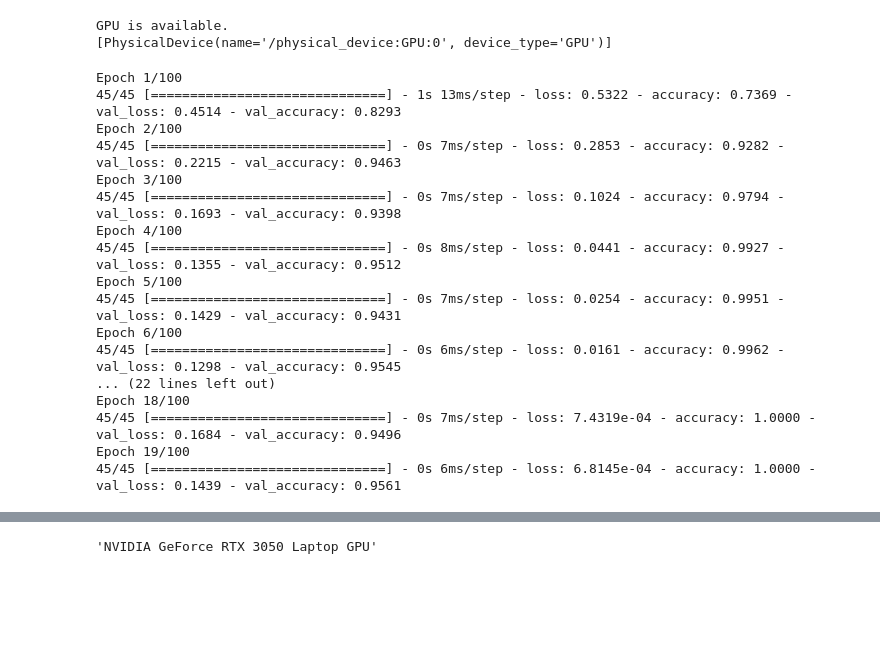
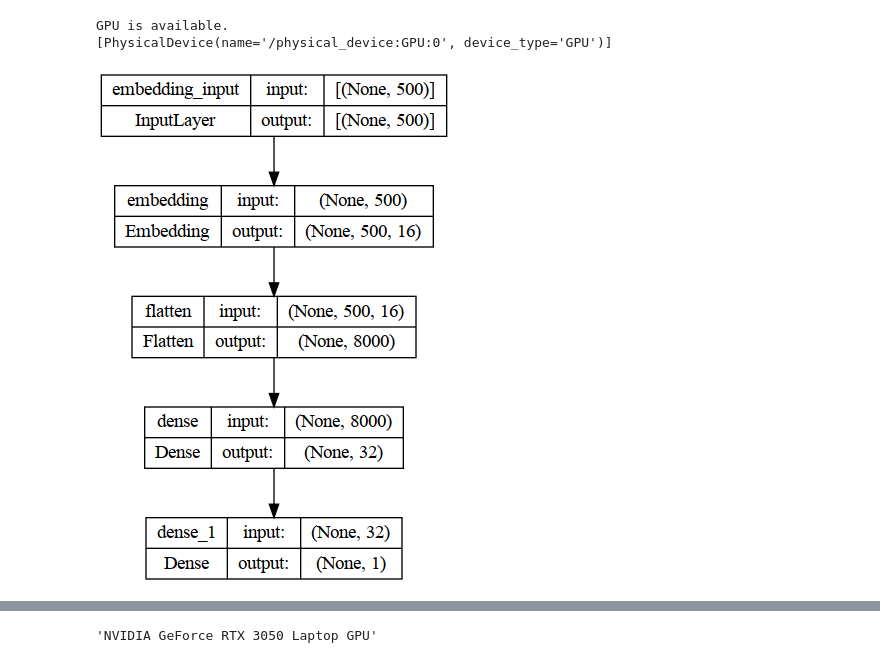
Before and after one commit to Alxx-0212/human-vs-ai-generated-text-classification, a Jupyter notebook: notebooks/exploratory_data_analysis_&_modeling.ipynb, the cells around one changed output, grey strips where cells are left out. Drawn from its saved outputs; the diff is of its cells as text; code cells hidden in the pictures; blank space fills up the shorter version.

```diff
--- a/notebooks/exploratory_data_analysis_&_modeling.ipynb
+++ b/notebooks/exploratory_data_analysis_&_modeling.ipynb
@@ -436,8 +457,6 @@ print(tf.config.list_physical_devices('GPU'))
 GPU is available.
 [PhysicalDevice(name='/physical_device:GPU:0', device_type='GPU')]
 # %%
-callback = keras.callbacks.EarlyStopping(monitor="val_loss",patience=10)
-
 X,Y = np.array(ds["answer"].apply(preprocess_text).values), np.array(ds["label"].values)
 
 sss = StratifiedShuffleSplit(n_splits=1, test_size=0.3, random_state=42)
@@ -463,47 +482,3 @@ Y_val = Y_val.reshape(Y_val.shape[0],1)
 
 Y_test = label_encoder.transform(Y_test)
 Y_test = Y_test.reshape(Y_test.shape[0],1)
-
-vocab_size = 10000
-embedding_dim = 16
-max_length = 500
-trunc_type = "post"
-oov_tok = "<OOV>"
-
-tokenizer = Tokenizer(num_words=vocab_size,oov_token=oov_tok)
-tokenizer.fit_on_texts(X_train)
-
-sequences = tokenizer.texts_to_sequences(X_train)
-validation_sequences = tokenizer.texts_to_sequences(X_val)
-testing_sequences = tokenizer.texts_to_sequences(X_test)
-
-training_set = pad_sequences(sequences, maxlen=max_length, truncating=trunc_type)
-validation_set = pad_sequences(validation_sequences, maxlen=max_length)
-testing_set = pad_sequences(testing_sequences, maxlen=max_length)
-
-model = tf.keras.Sequential([
-    tf.keras.layers.Embedding(vocab_size,embedding_dim,input_length=max_length),
-    tf.keras.layers.Flatten(),
-    tf.keras.layers.Dense(32, activation="relu"),
-    tf.keras.layers.Dense(1, activation="sigmoid")
-])
-model.compile(loss=tf.keras.losses.BinaryCrossentropy(),optimizer=tf.keras.optimizers.Adam(learning_rate=0.001), metrics=['accuracy'])
-history = model.fit(training_set, Y_train, epochs=100, validation_data=(validation_set, Y_val), batch_size=64, callbacks=[callback])
-# %% [output]
-Epoch 1/100
-45/45 [==============================] - 1s 13ms/step - loss: 0.5322 - accuracy: 0.7369 - val_loss: 0.4514 - val_accuracy: 0.8293
-Epoch 2/100
-45/45 [==============================] - 0s 7ms/step - loss: 0.2853 - accuracy: 0.9282 - val_loss: 0.2215 - val_accuracy: 0.9463
-Epoch 3/100
-45/45 [==============================] - 0s 7ms/step - loss: 0.1024 - accuracy: 0.9794 - val_loss: 0.1693 - val_accuracy: 0.9398
-Epoch 4/100
-45/45 [==============================] - 0s 8ms/step - loss: 0.0441 - accuracy: 0.9927 - val_loss: 0.1355 - val_accuracy: 0.9512
-Epoch 5/100
-45/45 [==============================] - 0s 7ms/step - loss: 0.0254 - accuracy: 0.9951 - val_loss: 0.1429 - val_accuracy: 0.9431
-Epoch 6/100
-45/45 [==============================] - 0s 6ms/step - loss: 0.0161 - accuracy: 0.9962 - val_loss: 0.1298 - val_accuracy: 0.9545
-... (22 lines left out)
-Epoch 18/100
-45/45 [==============================] - 0s 7ms/step - loss: 7.4319e-04 - accuracy: 1.0000 - val_loss: 0.1684 - val_accuracy: 0.9496
-Epoch 19/100
-45/45 [==============================] - 0s 6ms/step - loss: 6.8145e-04 - accuracy: 1.0000 - val_loss: 0.1439 - val_accuracy: 0.9561
@@ -510,3 +514,7 @@ Epoch 19/100
+# %%
+plot_model(model,show_shapes=True, show_layer_names=True)
+# %% [output]
+[figure, added]
 # %%
 acc=history.history['accuracy']
 val_acc=history.history['val_accuracy']
```
Also changed, not shown: parts of 36 cells of this notebook.
